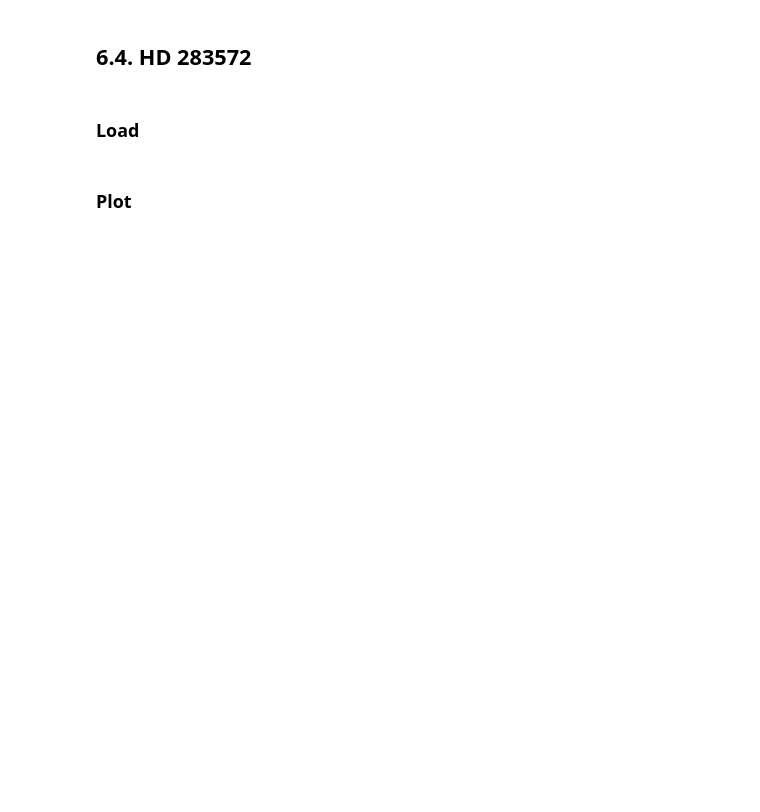
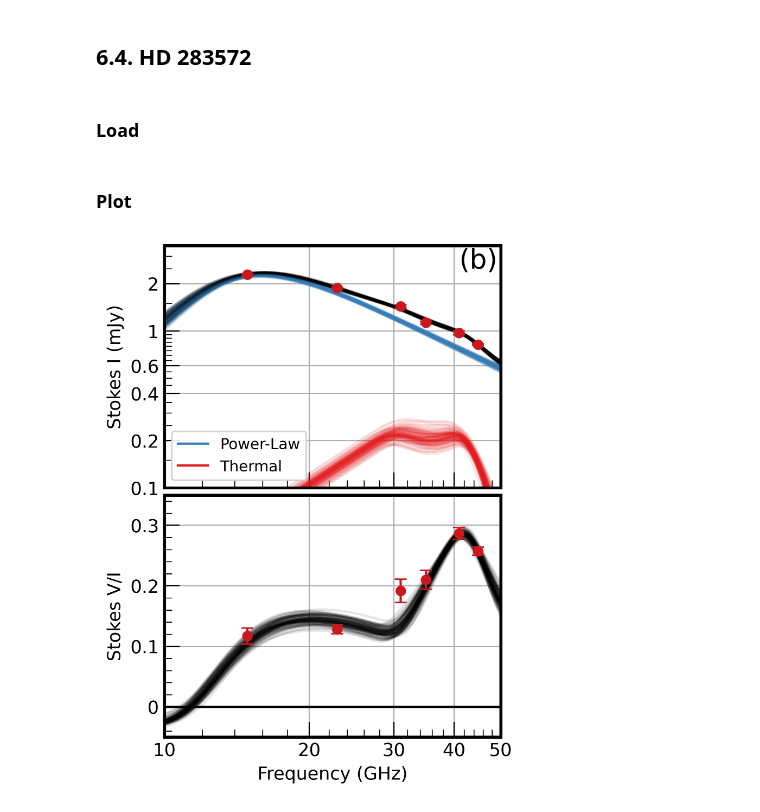
Before and after one commit to WWGolay/thermal-gs, a Jupyter notebook: _sources/notebooks/wtt_seds.ipynb, the cells around one changed output. Cells and saved outputs as stored; diff of their text form; code cells hidden in the pictures; blank space fills up the shorter version.

```diff
--- a/_sources/notebooks/wtt_seds.ipynb
+++ b/_sources/notebooks/wtt_seds.ipynb
@@ -161,31 +163,33 @@ ax[1].axhline(y=0, color='black')
 ax[1].set_xlabel('Frequency (GHz)')
 ax[1].set_ylabel('Stokes V/I')
 ax[1].set_ylim(-0.05, 0.35)
 
 ax[1].set_xscale('log')
 ax[1].xaxis.set_major_formatter(mpl.ticker.ScalarFormatter())
 ax[1].xaxis.set_minor_formatter(mpl.ticker.NullFormatter())
 ax[1].yaxis.set_major_formatter(mpl.ticker.FormatStrFormatter('%3.3g'))
 ax[1].yaxis.set_minor_formatter(mpl.ticker.NullFormatter())
 ax[1].xaxis.set_major_locator(mpl.ticker.LogLocator(base=10, numticks=5, subs=[1, 2, 3, 4, 5]))
 ax[1].xaxis.set_minor_locator(mpl.ticker.LogLocator(base=10, numticks=25, subs=np.arange(1, 25)*0.2))
 ax[1].yaxis.set_major_locator(mpl.ticker.MultipleLocator(0.1))
 ax[1].yaxis.set_minor_locator(mpl.ticker.MultipleLocator(0.02))
 ax[1].grid()
 
 for i in range(len(Vpwr_models)):
     ax[1].plot(freqs_model, (Vpwr_models[i]+Vth_models[i])/(Ipwr_models[i]+Ith_models[i]), color='black', alpha=0.1)
 ax[1].errorbar(freqs_obs, V_obs/I_obs, yerr=np.sqrt((sI_obs/I_obs)**2+(sV_obs/V_obs)**2)*np.abs(V_obs/I_obs),
     marker='o', color=cmap(0.75), linestyle='')
 
 # Final setup
 handles,labels = ax[0].get_legend_handles_labels()
 by_label = dict(zip(labels, handles))
 legend = ax[0].legend(by_label.values(), by_label.keys(), loc='lower left')
 legend.legendHandles[0].set_alpha(1)
 legend.legendHandles[1].set_alpha(1)
-ax[0].text(18.5, 2.5, '(b) HD 283572', fontsize=18)
+ax[0].text(41, 2.5, '(b)', fontsize=18)
 fig.set_facecolor('white')
 plt.savefig('../figures/HD283572_SED.png', bbox_inches='tight')
 plt.savefig('../figures/HD283572_SED.pdf', bbox_inches='tight')
 plt.show()
+# %% [output]
+[figure, added]
```
Also changed, not shown: parts of 1 cell of this notebook, 45 other files.
